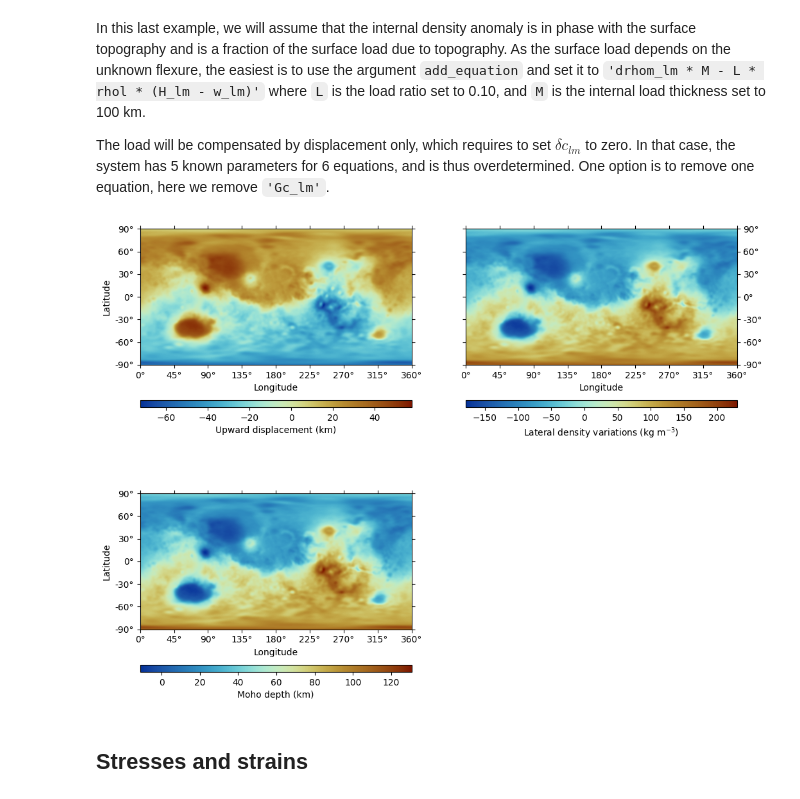
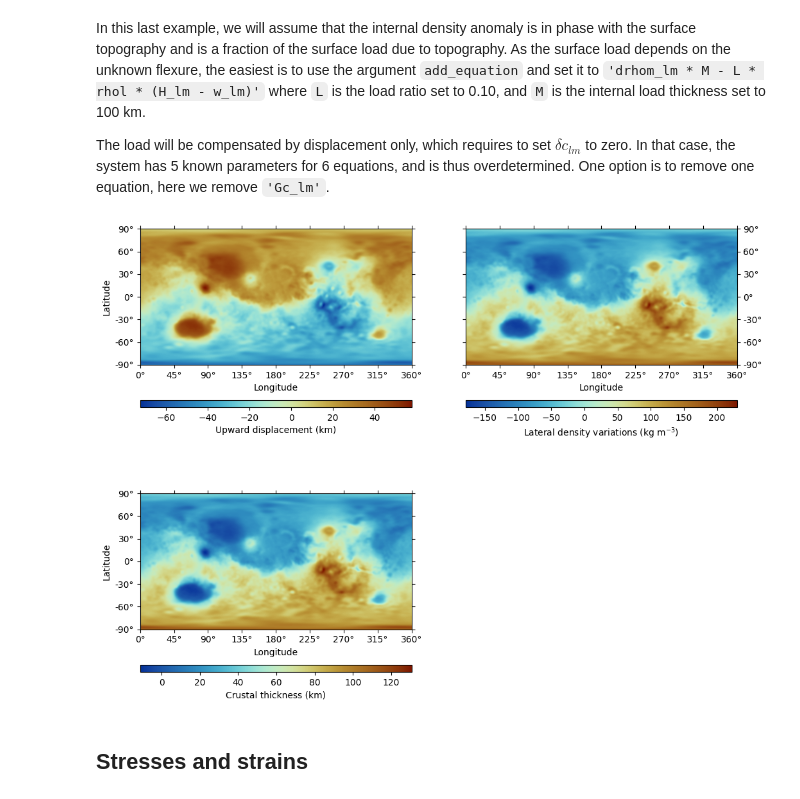
Before and after one commit to AB-Ares/Displacement_strain_planet, a Jupyter notebook: examples/Run_demo.ipynb, the cells around one changed output. Cells and saved outputs as stored; diff of their text form; code cells hidden in the pictures.

```diff
--- a/examples/Run_demo.ipynb
+++ b/examples/Run_demo.ipynb
@@ -305,31 +305,31 @@ The load will be compensated by displacement only, which requires to set $\delta
 # %%
 load_thickness = 100e3
 L_ratio = 0.1
 
 w_lm, A_lm, moho_relief_lm, dc_lm, drhom_lm, omega_lm, q_lm, Gc_lm, \
 G_lm, H_lm, sols = Thin_shell_matrix_nmax(*args_param_m, base_drho = Te+load_thickness, \
         top_drho = Te, G_lm = geoid_clm.coeffs, H_lm = topo_clm.coeffs, \
         dc_lm = zeros.copy(), add_equation = \
         'drhom_lm - (%s * %s * (H_lm - G_lm - w_lm)) / %s' \
         %(L_ratio, rhol, load_thickness), \
         remove_equation = 'Gc_lm', filter = 'Ma', filter_half = 50)
 
 ### Plotting
 args_plot = dict(tick_interval=[45, 30], colorbar = 'bottom', cmap = cm.roma_r)
 fig, ((ax1,ax2),(ax3,ax4)) = plt.subplots(2,2, **args_fig)
 
 moho_ref = (R - c) / 1e3
 
 (pysh.SHCoeffs.from_array(w_lm/1e3) - R/1e3).expand(**args_expand).plot(ax=ax1, \
         cb_label = 'Upward displacement (km)', **args_plot)
 pysh.SHCoeffs.from_array(drhom_lm).expand(**args_expand).plot(ax=ax2, \
         cb_label = 'Lateral density variations (kg m$^{-3}$)',  \
         ticks = 'wSnE', ylabel = None, **args_plot)
 (pysh.SHCoeffs.from_array((H_lm-moho_relief_lm)/1e3).expand(**args_expand)).\
-        plot(ax=ax3, cb_label = 'Moho depth (km)', show = True, **args_plot)
+        plot(ax=ax3, cb_label = 'Crustal thickness (km)', show = True, **args_plot)
 ax4.set_visible(False)
 # %% [output]
-[figure, old version]
+[figure, new version]
 # %% [markdown]
 ## Stresses and strains
 # %% [markdown]
```
Also changed, not shown: parts of 3 cells of this notebook, 24 other files.
